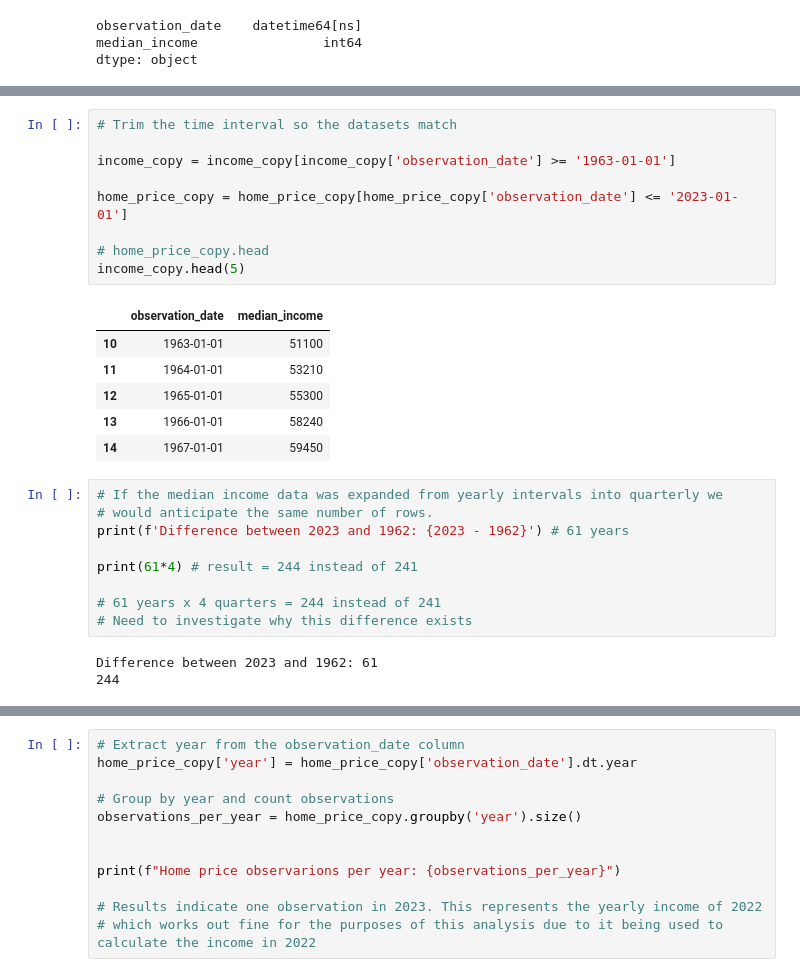
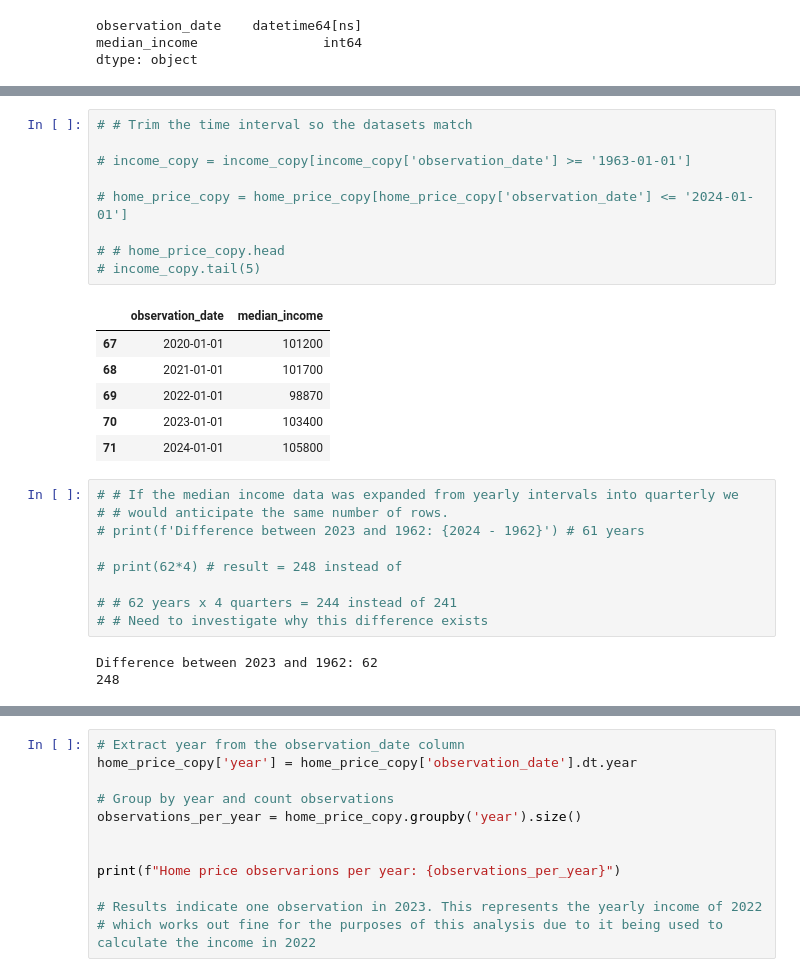
Before and after one commit to Djaser23/MM_GDP, a Jupyter notebook: MM_GDP.ipynb, the cells around one changed output, grey strips where cells are left out. Saved outputs shown, nothing was run; the diff lists cells and outputs as text.

Commit message:
Update Median Income Read in plus edit date alignment -WIP

```diff
--- a/MM_GDP.ipynb
+++ b/MM_GDP.ipynb
@@ -200,28 +206,28 @@ dtype: object
 # %%
-# Trim the time interval so the datasets match
+# # Trim the time interval so the datasets match
 
-income_copy = income_copy[income_copy['observation_date'] >= '1963-01-01']
+# income_copy = income_copy[income_copy['observation_date'] >= '1963-01-01']
 
-home_price_copy = home_price_copy[home_price_copy['observation_date'] <= '2023-01-01']
+# home_price_copy = home_price_copy[home_price_copy['observation_date'] <= '2024-01-01']
 
-# home_price_copy.head
-income_copy.head(5)
+# # home_price_copy.head
+# income_copy.tail(5)
 # %% [output]
 |  | observation_date | median_income |
-| 10 | 1963-01-01 | 51100 |
-| 11 | 1964-01-01 | 53210 |
-| 12 | 1965-01-01 | 55300 |
-| 13 | 1966-01-01 | 58240 |
-| 14 | 1967-01-01 | 59450 |
+| 67 | 2020-01-01 | 101200 |
+| 68 | 2021-01-01 | 101700 |
+| 69 | 2022-01-01 | 98870 |
+| 70 | 2023-01-01 | 103400 |
+| 71 | 2024-01-01 | 105800 |
 # %%
-# If the median income data was expanded from yearly intervals into quarterly we
-# would anticipate the same number of rows.
-print(f'Difference between 2023 and 1962: {2023 - 1962}') # 61 years
+# # If the median income data was expanded from yearly intervals into quarterly we
+# # would anticipate the same number of rows.
+# print(f'Difference between 2023 and 1962: {2024 - 1962}') # 61 years
 
-print(61*4) # result = 244 instead of 241
+# print(62*4) # result = 248 instead of
 
-# 61 years x 4 quarters = 244 instead of 241
-# Need to investigate why this difference exists
+# # 62 years x 4 quarters = 244 instead of 241
+# # Need to investigate why this difference exists
 # %% [output]
-Difference between 2023 and 1962: 61
-244
+Difference between 2023 and 1962: 62
+248
```
Also changed, not shown: parts of 7 cells of this notebook.
